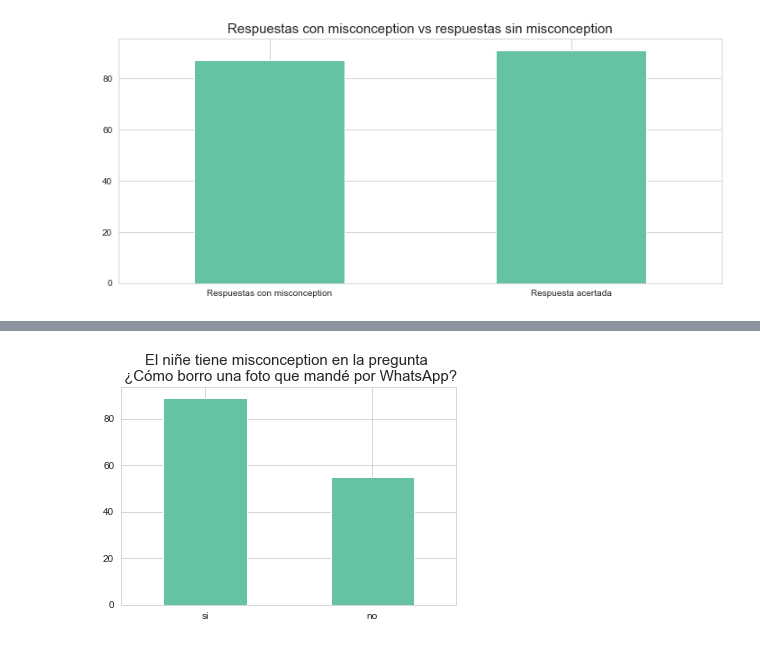
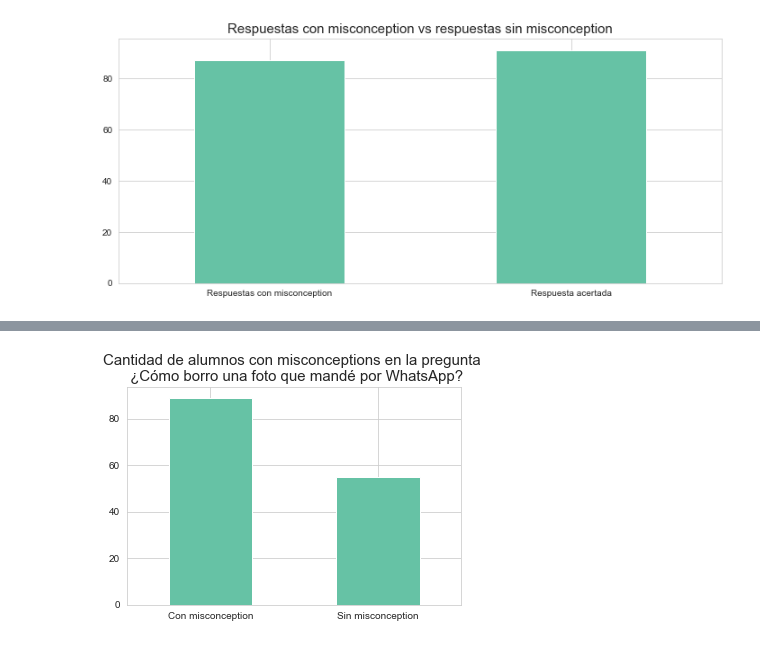
Before and after one commit to luparral/misconceptions, a Jupyter notebook: notebooks/Análisis exploratorio.ipynb, the cells around one changed output, grey strips where cells are left out. Cells and saved outputs as stored; diff of their text form; code cells hidden in the pictures.

Commit message:
Separe el no se de todas las preguntas

```diff
--- a/notebooks/Análisis exploratorio.ipynb
+++ b/notebooks/Análisis exploratorio.ipynb
@@ -9,6 +9,14 @@ sns.set_palette("Set2")
 %matplotlib inline
 # %%
 # !pip install seaborn
+# %%
+def classify_answers(df, q, a1, a2):
+    if df[q] == a1:
+        return 'no'
+    elif df[q] == a2:
+        return 'no se'
+    else :
+        return 'si'
 # %% [markdown]
 # Read data
 # %%
@@ -423,0 +427,12 @@ plt.title("El niñe tiene misconception en la pregunta \n ¿Quién tiene acceso
+# %%
+# vamos a separar el no se.
+positions = (0, 1, 2)
+labels = ("Sin misconception", "Con misconception", "Respondieron 'No sé'")
+
+df['misconception_acceso_fotos2'] = df.apply(lambda x: classify_answers(x, q='q_acceso_fotos', a1='a_acceso_fotos_yo', a2='a_acceso_fotos_nose'), axis=1)
+df["misconception_acceso_fotos2"].value_counts().plot.bar(rot=0);
+
+plt.title("Cantidad de alumnos con misconceptions en la pregunta \n ¿Quién tiene acceso a las fotos que tengo guardadas en mi celular?", \
+          fontsize=15);
+
+plt.xticks(positions, labels, rotation=0);
@@ -430,0 +454,12 @@ plt.title("El niñe tiene misconception en la pregunta \n Cuando le mando a una
+# %%
+# vamos a separar el no se.
+positions = (0, 1, 2)
+labels = ("Sin misconception", "Con misconception", "Respondieron 'No sé'")
+
+df['misconception_mandar_fotos2'] = df.apply(lambda x: classify_answers(x, q='q_mandar_fotos', a1='a_mandar_fotos_copia', a2='a_mandar_fotos_nose'), axis=1)
+df["misconception_mandar_fotos2"].value_counts().plot.bar(rot=0);
+
+plt.title("Cantidad de alumnos con misconceptions en la pregunta \n Cuando le mando a una amiga una foto por WhatsApp...", \
+          fontsize=15);
+
+plt.xticks(positions, labels, rotation=0);
@@ -431,7 +468,12 @@ plt.title("El niñe tiene misconception en la pregunta \n Cuando le mando a una
 # %%
+positions = (0, 1)
+labels = ("Con misconception", \
+          "Sin misconception")
+
 df['misconception_borrar_fotos'] = np.where(df['q_borrar_fotos']=='a_borrar_fotos_nopuedo', 'no', 'si')
 df["misconception_borrar_fotos"].value_counts().plot.bar(rot=0);
-plt.title("El niñe tiene misconception en la pregunta \n ¿Cómo borro una foto que mandé por WhatsApp?", \
+plt.title("Cantidad de alumnos con misconceptions en la pregunta \n ¿Cómo borro una foto que mandé por WhatsApp?", \
           fontsize=15);
+plt.xticks(positions, labels, rotation=0);
 # %% [output]
-[figure, old version]
+[figure, new version]
```
Also changed, not shown: parts of 16 cells of this notebook, 1 other file.
